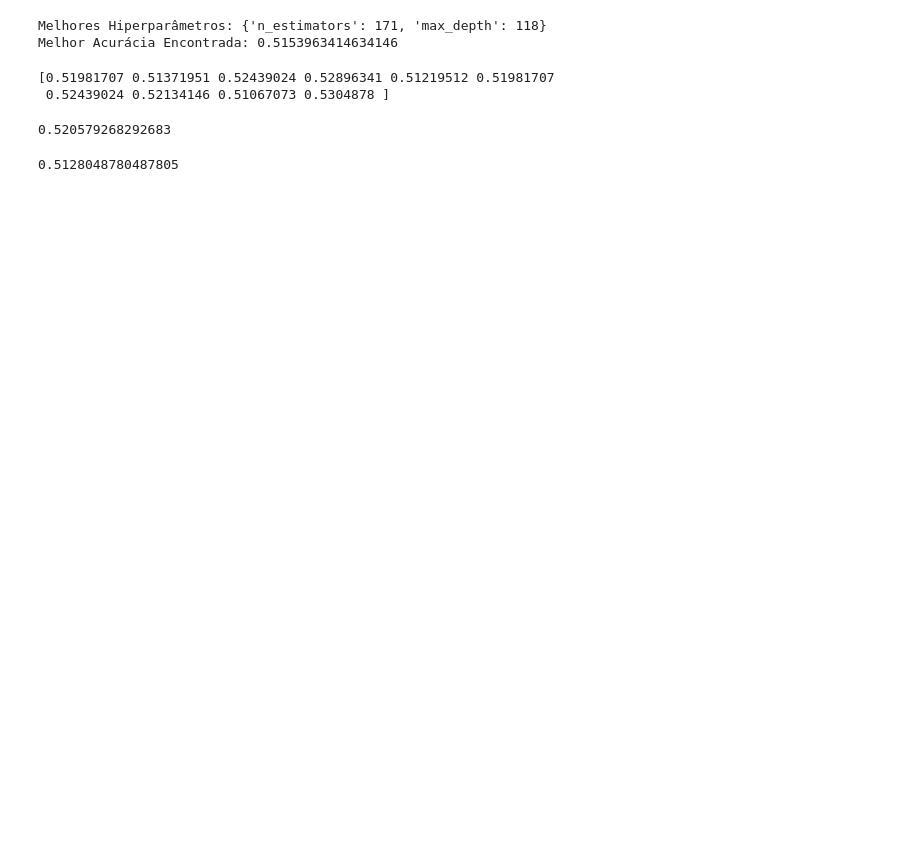
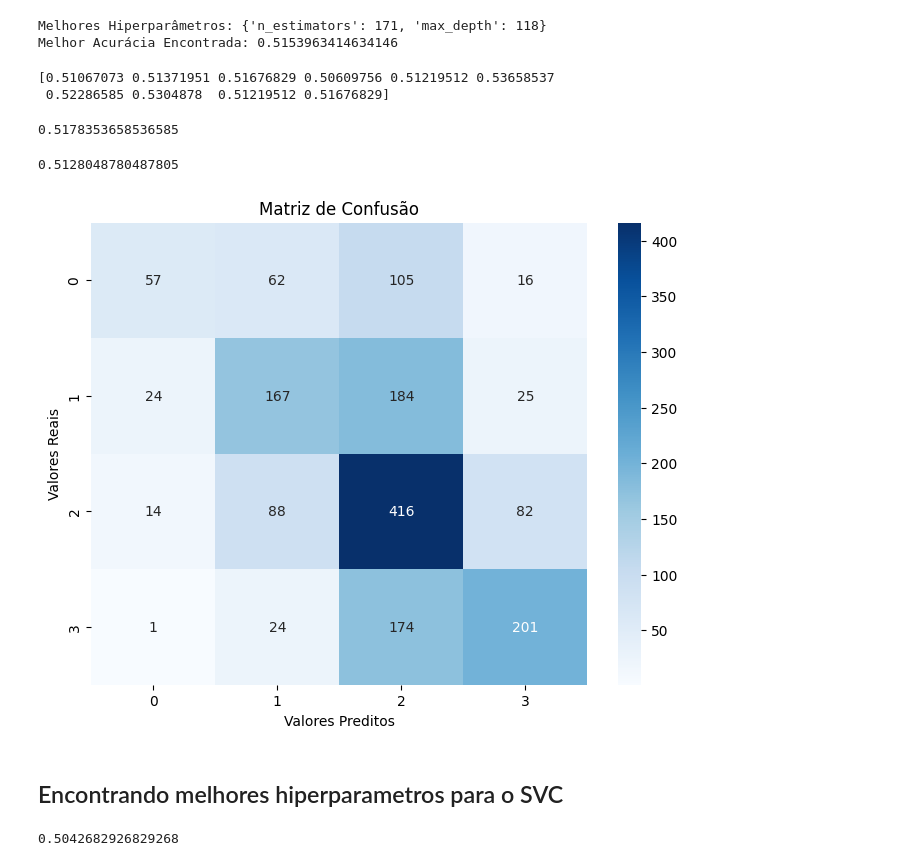
Before and after one commit to felmateos/age-group-classifier, a Jupyter notebook: classic_models/NB_SVM_RF_tfidf.ipynb, the cells around one changed output. Cells and saved outputs as stored; diff of their text form; code cells hidden in the pictures; blank space fills up the shorter version.

Commit message:
Added MLP and confusion matrix to classic models

```diff
--- a/classic_models/NB_SVM_RF_tfidf.ipynb
+++ b/classic_models/NB_SVM_RF_tfidf.ipynb
@@ -6,6 +7,8 @@ X_train = load_npz('../vectors/tfidf_lemma/X_train_tfidf.npz')
 y_train = np.load('../vectors/tfidf_lemma/y_train.npy')
 # %%
 from sklearn.model_selection import cross_val_score
+# %%
+class_weights = dict(zip(range(len(np.unique(y_train))), 1 / np.bincount(y_train)))
 # %%
 from sklearn import naive_bayes
 
@@ -92,16 +77,16 @@ Melhor Acurácia Encontrada: 0.5153963414634146
 # %%
 from sklearn.ensemble import RandomForestClassifier
 
-RF = RandomForestClassifier(n_estimators=118, max_depth=143)
+RF = RandomForestClassifier(n_estimators=118, max_depth=143, class_weight=class_weights)
 
 RF_scores = cross_val_score(RF, X_train, y_train, cv=10)
 
 print(RF_scores)
 RF_scores.mean()
 # %% [output]
-[0.51981707 0.51371951 0.52439024 0.52896341 0.51219512 0.51981707
- 0.52439024 0.52134146 0.51067073 0.5304878 ]
+[0.51067073 0.51371951 0.51676829 0.50609756 0.51219512 0.53658537
+ 0.52286585 0.5304878  0.51219512 0.51676829]
-0.520579268292683
+0.5178353658536585
 # %%
 from sklearn.metrics import accuracy_score
 
@@ -110,8 +95,27 @@ y_test = np.load('../vectors/tfidf_lemma/y_test.npy')
 
 RF.fit(X_train, y_train)
 
-y_pred = RF.predict(X_test)
+RF_y_pred = RF.predict(X_test)
 
-accuracy_score(y_test, y_pred)
+accuracy_score(y_test, RF_y_pred)
 # %% [output]
 0.5128048780487805
+# %%
+from sklearn.metrics import confusion_matrix
+import matplotlib.pyplot as plt
+import seaborn as sns
+
+labels = ['0','1','2','3']
+
+cm1 = confusion_matrix(y_test, RF_y_pred)
+
+plt.figure(figsize=(8, 6))
+sns.heatmap(cm1, annot=True, fmt="d", cmap="Blues", xticklabels=labels, yticklabels=labels)
+plt.title('Matriz de Confusão')
+plt.xlabel('Valores Preditos')
+plt.ylabel('Valores Reais')
+plt.show()
+# %% [output]
+[figure, added]
+# %% [markdown]
+## Encontrando melhores hiperparametros para o SVC
@@ -117,0 +141,10 @@ accuracy_score(y_test, y_pred)
+# %%
+SVM = SVC(class_weight='balanced')
+
+SVM.fit(X_train, y_train)
+
+SVM_y_pred = SVM.predict(X_test)
+
+accuracy_score(y_test, SVM_y_pred)
+# %% [output]
+0.5042682926829268
```
Also changed, not shown: parts of 11 cells of this notebook, 1 other file.
